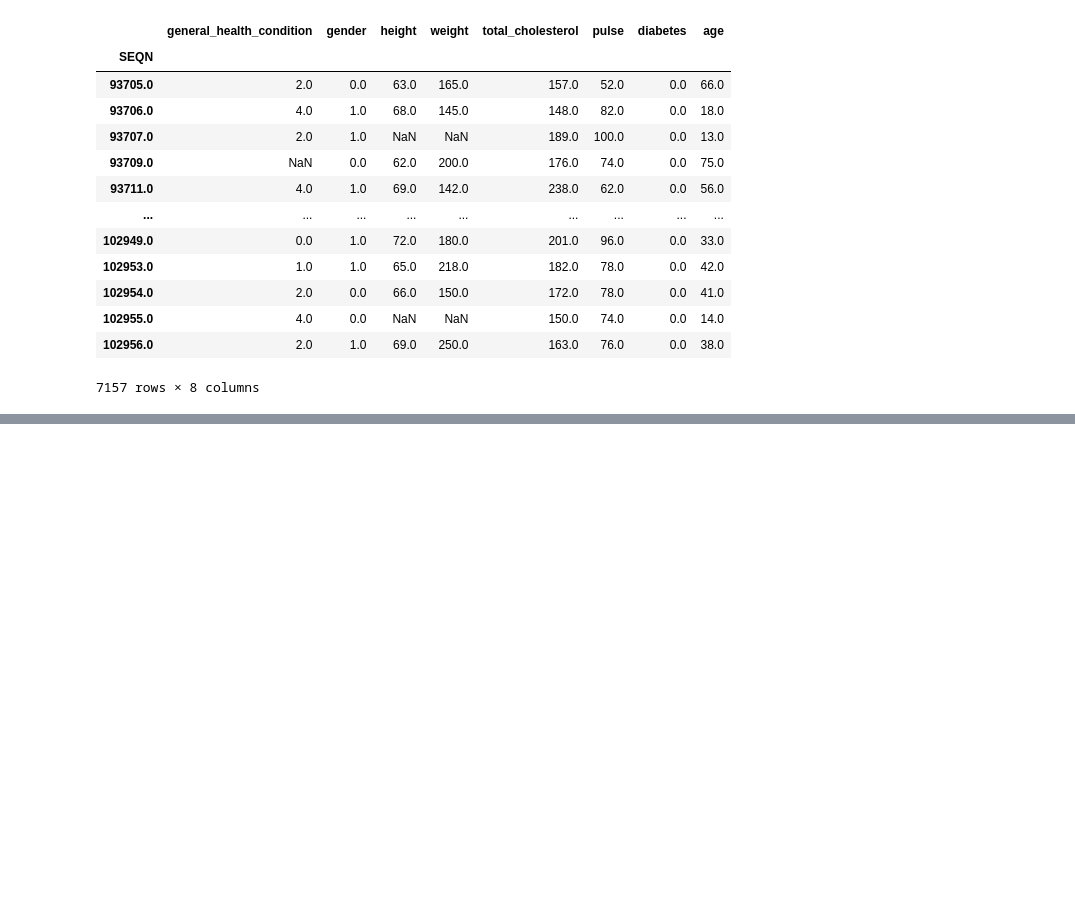
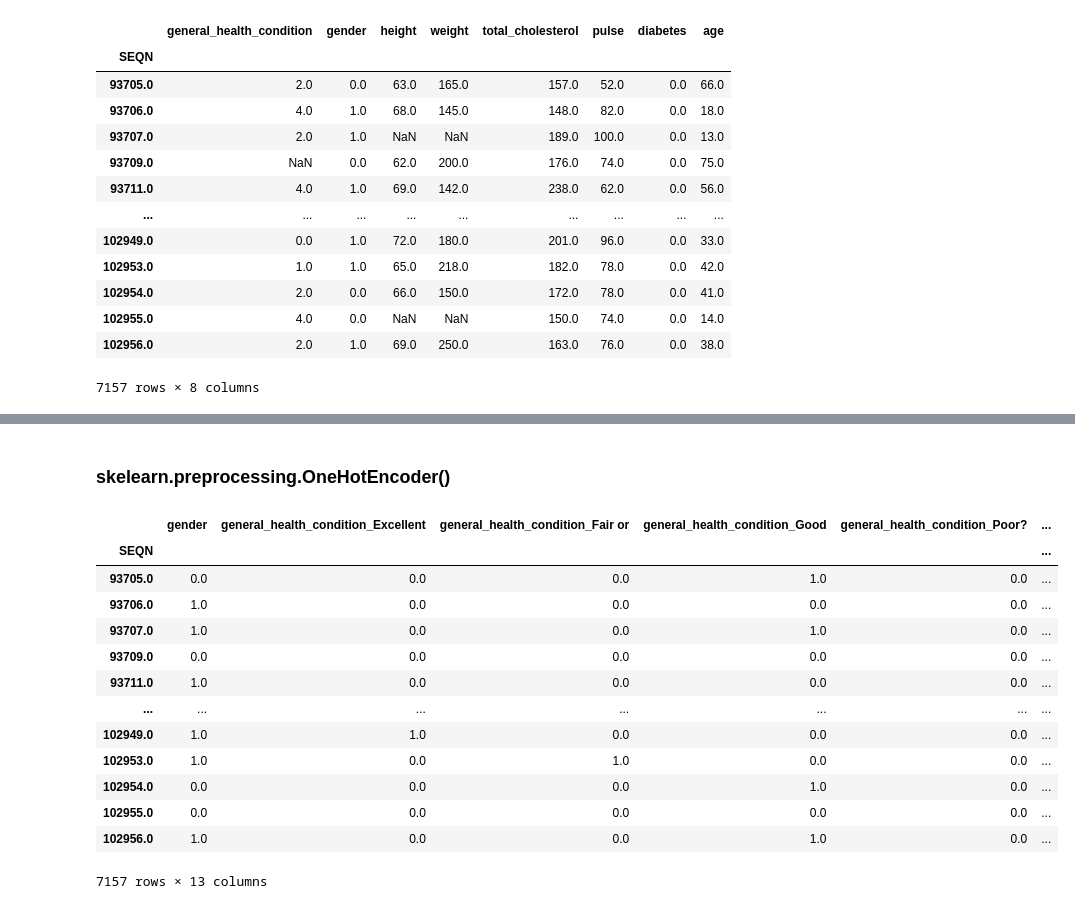
Before and after one commit to ArnolPlazas/manejo_datos_faltantes_imputacion, a Jupyter notebook: missing_values_imputation.ipynb, the cells around one changed output, grey strips where cells are left out. Drawn from its saved outputs; the diff is of its cells as text; code cells hidden in the pictures; blank space fills up the shorter version.

```diff
--- a/missing_values_imputation.ipynb
+++ b/missing_values_imputation.ipynb
@@ -406,0 +437,42 @@ nhanes_transformed_df
+# %% [markdown]
+### skelearn.preprocessing.OneHotEncoder()
+# %%
+transformer = sklearn.compose.make_column_transformer(
+    (sklearn.preprocessing.OrdinalEncoder(), ["gender"]),
+    (sklearn.preprocessing.OneHotEncoder(), ["general_health_condition"]),
+    remainder="passthrough"
+)
+# %%
+nhanes_transformed_df2 = (
+    pd.DataFrame(
+        transformer.fit_transform(nhanes_df),
+        columns = transformer.get_feature_names_out(),
+        index = nhanes_df.index
+    )
+    .rename_columns(
+        function = lambda x: x.removeprefix("ordinalencoder__")
+    )
+    .rename_columns(
+        function = lambda x: x.removeprefix("onehotencoder__")
+    )
+    .rename_columns(
+        function = lambda x: x.removeprefix("remainder__")
+    )
+)
+# %%
+nhanes_transformed_df2
+# %% [output]
+|  | gender | general_health_condition_Excellent | general_health_condition_Fair or | general_health_condition_Good | general_health_condition_Poor? | ... |
+| SEQN |  |  |  |  |  | ... |
+| 93705.0 | 0.0 | 0.0 | 0.0 | 1.0 | 0.0 | ... |
+| 93706.0 | 1.0 | 0.0 | 0.0 | 0.0 | 0.0 | ... |
+| 93707.0 | 1.0 | 0.0 | 0.0 | 1.0 | 0.0 | ... |
+| 93709.0 | 0.0 | 0.0 | 0.0 | 0.0 | 0.0 | ... |
+| 93711.0 | 1.0 | 0.0 | 0.0 | 0.0 | 0.0 | ... |
+| ... | ... | ... | ... | ... | ... | ... |
+| 102949.0 | 1.0 | 1.0 | 0.0 | 0.0 | 0.0 | ... |
+| 102953.0 | 1.0 | 0.0 | 1.0 | 0.0 | 0.0 | ... |
+| 102954.0 | 0.0 | 0.0 | 0.0 | 1.0 | 0.0 | ... |
+| 102955.0 | 0.0 | 0.0 | 0.0 | 0.0 | 0.0 | ... |
+| 102956.0 | 1.0 | 0.0 | 0.0 | 1.0 | 0.0 | ... |
+7157 rows × 13 columns
```
Also changed, not shown: parts of 12 cells of this notebook, 1 other file.
